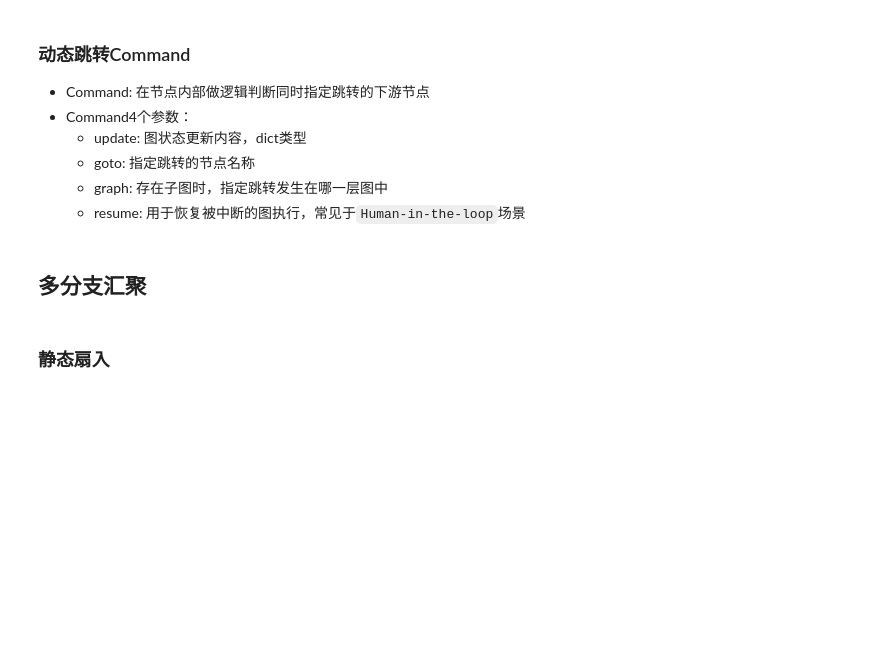
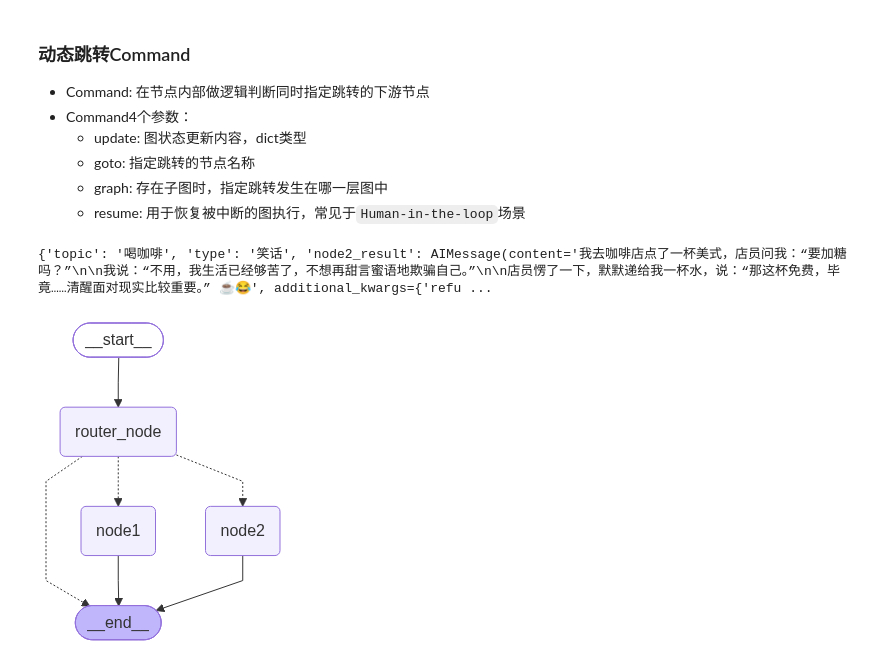
Before and after one commit to wangguoxi0814/langchainv1.2-study, a Jupyter notebook: langgraph/src/06_控制流.ipynb, the cells around one changed output. Saved outputs shown, nothing was run; the diff lists cells and outputs as text; code cells hidden in the pictures; blank space fills up the shorter version.

Commit message:
feat(control_flow): 添加控制流示例代码和文档说明
- add_edge的与或触发
- Command的demo
- 扇出扇入的MapReduce功能

```diff
--- a/langgraph/src/06_控制流.ipynb
+++ b/langgraph/src/06_控制流.ipynb
@@ -416,7 +484,72 @@ display_png(img)
     - goto: 指定跳转的节点名称
     - graph: 存在子图时，指定跳转发生在哪一层图中
     - resume: 用于恢复被中断的图执行，常见于`Human-in-the-loop`场景
-# %% [markdown]
-## 多分支汇聚
-# %% [markdown]
-### 静态扇入
+# %%
+from common import init_simple_dashscope_model
+from langgraph.types import Command
+from langchain_core.messages import HumanMessage
+from typing import TypedDict, Literal
+from langgraph.constants import START, END
+from langgraph.graph import StateGraph
+from IPython.core.display import display_png, Image
+
+
+
+model = init_simple_dashscope_model(extra_body={
+    "enable_thinking": False
+})
+
+class OverState(TypedDict):
+    topic: str
+    type: str
+    node1_result: str
+    node2_result: str
+
+def node1(state: OverState) -> OverState:
+    resp = model.invoke([
+        HumanMessage(f"写一个关于 {state['topic']} 的{state['type']}")
+    ])
+    return {
+        "node1_result": resp
+    }
+
+def node2(state: OverState) -> OverState:
+    resp = model.invoke([
+        HumanMessage(f"写一个关于 {state['topic']} 的{state['type']}")
+    ])
+    return {
+        "node2_result": resp
+    }
+
+def router_node(state: OverState) -> Command[Literal['node1', 'node2', '__end__']]:
+    if '诗' in state['type']:
+        return Command(goto='node1')
+    elif '笑话' in state['type']:
+        return Command(goto='node2')
+    else:
+        return Command(goto=END)
+
+state_graph = StateGraph(state_schema=OverState)
+
+state_graph.add_node("node1", node1)
+state_graph.add_node("node2", node2)
+state_graph.add_node("router_node", router_node)
+
+state_graph.add_edge(START, 'router_node')
+state_graph.add_edge('router_node', END)
+
+graph = state_graph.compile()
+resp = graph.invoke(
+    {
+        "type": "笑话",
+        "topic": "喝咖啡"
+    }
+)
+print(resp)
+
+png_bytes = graph.get_graph().draw_mermaid_png()
+img = Image(png_bytes)
+display_png(img)
+# %% [output]
+{'topic': '喝咖啡', 'type': '笑话', 'node2_result': AIMessage(content='我去咖啡店点了一杯美式，店员问我：“要加糖吗？”\n\n我说：“不用，我生活已经够苦了，不想再甜言蜜语地欺骗自己。”\n\n店员愣了一下，默默递给我一杯水，说：“那这杯免费，毕竟……清醒面对现实比较重要。” ☕️😂', additional_kwargs={'refu ...
+[figure, added]
```
Also changed, not shown: parts of 6 cells of this notebook.
